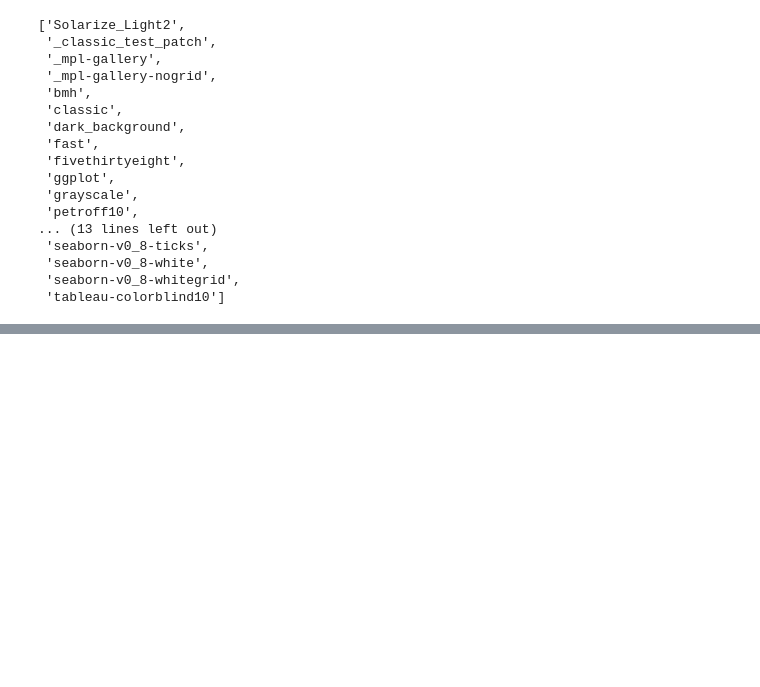
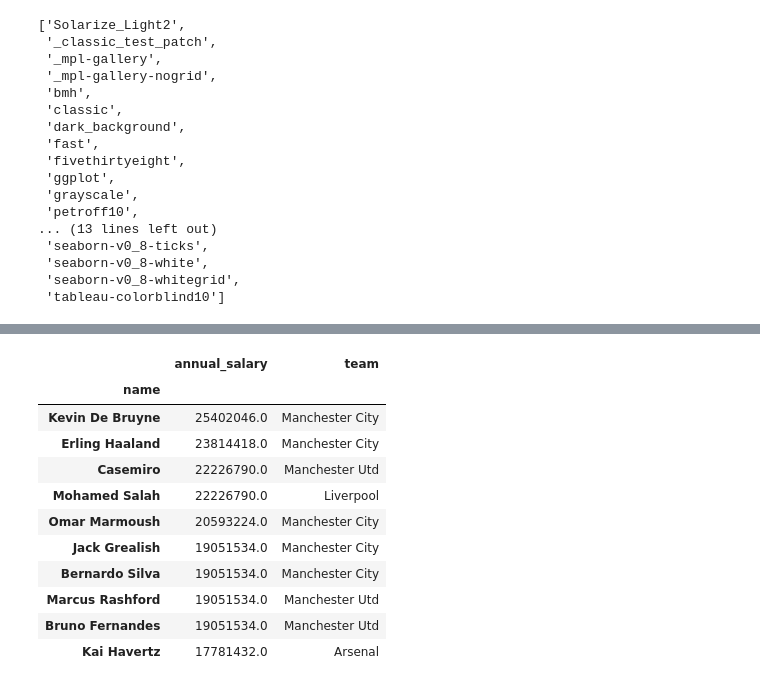
Before and after one commit to seifeldin36/fitness-center-system, a Jupyter notebook: prem.ipynb, the cells around one changed output, grey strips where cells are left out. Saved outputs shown, nothing was run; the diff lists cells and outputs as text; code cells hidden in the pictures; blank space fills up the shorter version.

```diff
--- a/prem.ipynb
+++ b/prem.ipynb
@@ -414,0 +499,15 @@ z
+# %%
+data.groupby('name')[['annual_salary','team']].max().sort_values(by='annual_salary',ascending= False).head(10)
+# %% [output]
+|  | annual_salary | team |
+| name |  |  |
+| Kevin De Bruyne | 25402046.0 | Manchester City |
+| Erling Haaland | 23814418.0 | Manchester City |
+| Casemiro | 22226790.0 | Manchester Utd |
+| Mohamed Salah | 22226790.0 | Liverpool |
+| Omar Marmoush | 20593224.0 | Manchester City |
+| Jack Grealish | 19051534.0 | Manchester City |
+| Bernardo Silva | 19051534.0 | Manchester City |
+| Marcus Rashford | 19051534.0 | Manchester Utd |
+| Bruno Fernandes | 19051534.0 | Manchester Utd |
+| Kai Havertz | 17781432.0 | Arsenal |
```
Also changed, not shown: parts of 11 cells of this notebook.
